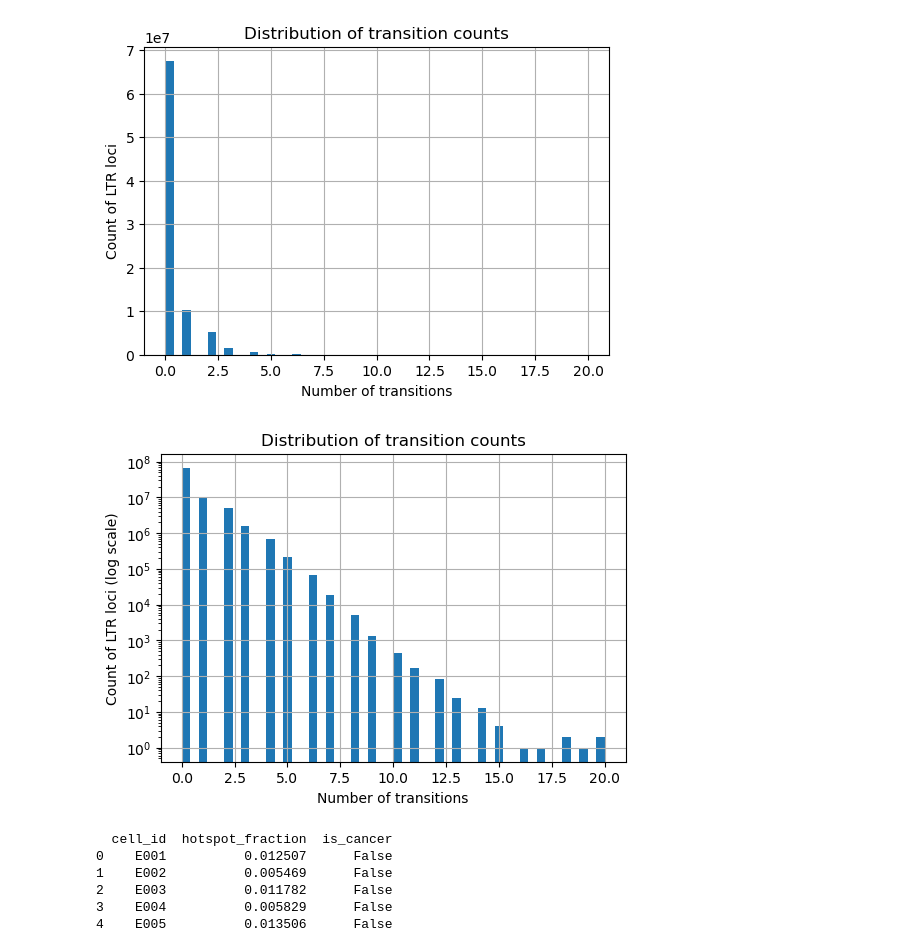
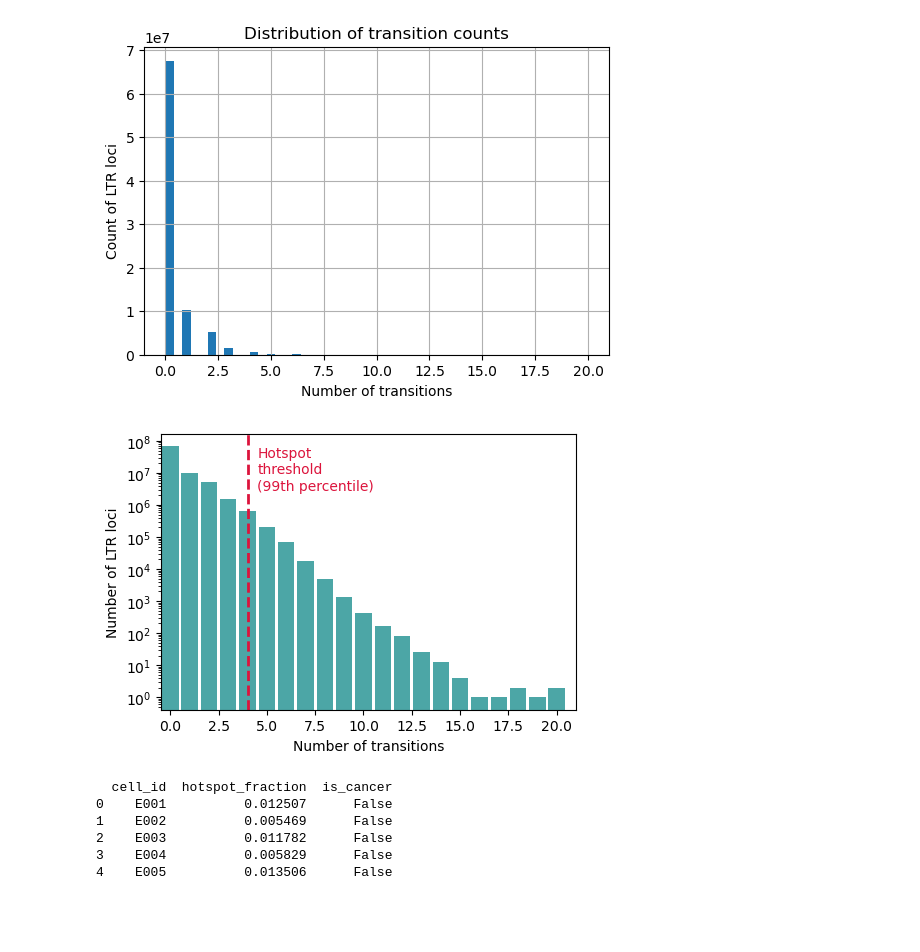
Before and after one commit to caocao0525/HERV, a Jupyter notebook: herv_all_hotspot_analysis.ipynb, the cells around one changed output. Cells and saved outputs as stored; diff of their text form; code cells hidden in the pictures; blank space fills up the shorter version.

```diff
--- a/herv_all_hotspot_analysis.ipynb
+++ b/herv_all_hotspot_analysis.ipynb
@@ -151,15 +151,41 @@ plt.show()
 # %%
 import matplotlib.pyplot as plt
 
-plt.figure(figsize=(6,4))
-df["n_transitions"].hist(bins=50)
+counts = df["n_transitions"].value_counts().sort_index()
+
+plt.figure(figsize=(5,3.5))
+plt.bar(counts.index, counts.values, width=0.85, color="teal", alpha=0.7)
 plt.yscale("log")
 plt.xlabel("Number of transitions")
-plt.ylabel("Count of LTR loci (log scale)")
-plt.title("Distribution of transition counts")
+plt.ylabel("Number of LTR loci")
+# plt.title("Distribution of transition counts")
+plt.axvline(
+    4,
+    color="crimson",
+    linestyle="--",
+    lw=2,
+    label="Hotspot threshold"
+)
+plt.text(
+    4.5,
+    3e6,
+    "Hotspot\nthreshold\n(99th percentile)",
+    color="crimson",
+    fontsize=10
+)
+plt.xlim(-0.5, 21.0)
+plt.tight_layout()
+
+plt.savefig(
+    "./figures/figure2A_transition_distribution.pdf",
+    dpi=300,
+    bbox_inches="tight",
+    transparent=True
+)
+
 plt.show()
 # %% [output]
-[figure, old version]
+[figure, new version]
 # %%
 # Define hotspot
 df["is_hotspot"] = df["n_transitions"] >= 4
```
Also changed, not shown: parts of 4 cells of this notebook, 3 other files.
